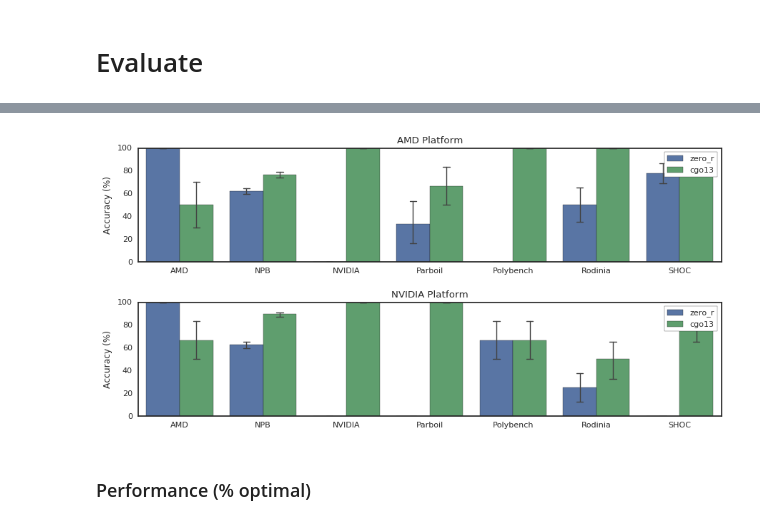
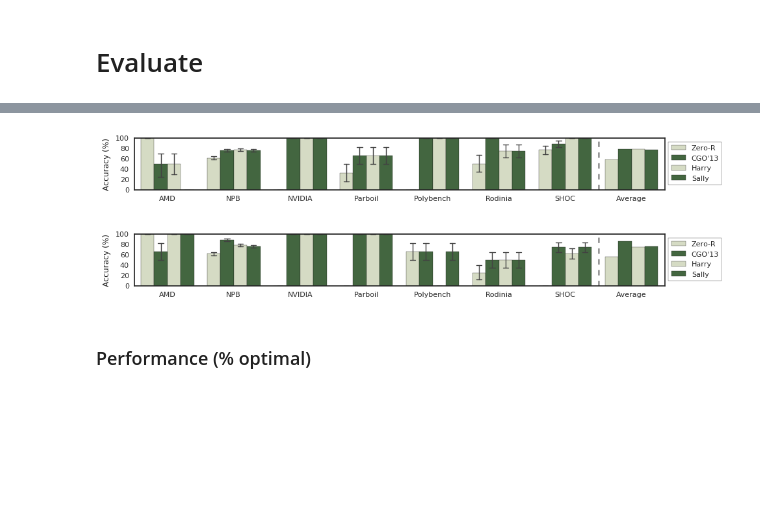
Before and after one commit to ChrisCummins/phd, a Jupyter notebook: lab/clgen/classification/Models.ipynb, the cells around one changed output, grey strips where cells are left out. Saved outputs shown, nothing was run; the diff lists cells and outputs as text; code cells hidden in the pictures; blank space fills up the shorter version.

```diff
--- a/lab/clgen/classification/Models.ipynb
+++ b/lab/clgen/classification/Models.ipynb
@@ -229,6 +228,6 @@ def model2str(m):
     if m == "zero_r":
         return "Zero-R"
     elif m == "cgo13":
-        return "Grewe et al."
+        return "CGO'13"
     else:
         return m.title()
@@ -424,10 +236,11 @@ result saved to models/sally/nvidia-B-60:20:20-GreedyAtomizer:1024-213.result
 # %%
 %run lib/preamble.py
-models = ["zero_r", "cgo13"]#, "harry", "sally"]
+models = ["zero_r", "cgo13", "harry", "sally"]
 platforms = ["amd", "nvidia"]
 sources = ["B"]
 atomizers = ["CharacterAtomizer", "GreedyAtomizer"]
 seeds = list(range(204, 214))
+split = (.6, .2, .2)
 
 data = None
 
@@ -445,8 +258,9 @@ for model, platform, source, atomizer, seed in product(models, platforms, source
     frame["model"] = [model] * len(frame)
     frame["platform"] = [platform] * len(frame)
     frame["atomizer"] = [atomizer] * len(frame)
+    frame["model_name"] = model2str(model)
 
-    if d is None:
+    if data is None:
         data = frame
     else:
         data = pd.concat((data, frame))
@@ -492,23 +288,51 @@ data
 # %%
-order = ["AMD", "NPB", "NVIDIA", "Parboil", "Polybench", "Rodinia", "SHOC"]
-for i, platform in enumerate(["amd", "nvidia"]):
-    plt.subplot(2, 1, i + 1)
-    ax = sns.barplot(x="source", y="acc", hue="model", order=order,
-                     data=data[(data["platform"] == platform) & ((data["model"] == "zero_r") | (data["model"] == "cgo13") | (data["model"] == "harry")) & (data["atomizer"] == "CharacterAtomizer")],
-                     ci=95, errwidth=1, capsize=.08)
+order = ["AMD", "NPB", "NVIDIA", "Parboil", "Polybench", "Rodinia", "SHOC", "Average"]
+model_palette = sns.cubehelix_palette(2, rot=1.8, light=.85, dark=.35)
 
-    plt.ylim((0, 100))
-    plt.title("{platform} Platform".format(platform=platform.upper()))
-    plt.ylabel("Accuracy (%)")
-    plt.xlabel("")
+def plot_ex1_graph(x="source", y="acc", hue="model_name", order=order, palette=model_palette,
+                   data=data, atomizer="CharacterAtomizer", ylabel="Accuracy (%)"):
+    for i, platform in enumerate(["amd", "nvidia"]):
+        plt.subplot(2, 1, i + 1)
+        msk = (data["platform"] == platform) & (data["atomizer"] == atomizer)
+        ax = sns.barplot(x=x, y=y, hue=hue, order=order, palette=model_palette,
+                         data=data[msk],
+                         ci=95, errwidth=1, capsize=.08)
 
-    # legent
-    plt.legend(loc='upper right')
-    ax.get_legend().set_title("")  # no legend title
-    ax.get_legend().draw_frame(True)
+        plt.ylim((0, 100))
+        plt.ylabel(ylabel)
+        plt.xlabel("")
 
-viz.finalise(figsize=(9,4.5))
+        # vertical divider for "Average" column
+        plt.axvline(x=plt.xlim()[1] - 1, color="k", lw=1, linestyle="--")
+
+        # legend
+        plt.legend(loc='upper left', bbox_to_anchor=(1,1))
+        ax.get_legend().set_title("")  # no legend title
+        ax.get_legend().draw_frame(True)
+
+        # plt.title("{platform} Platform".format(platform=platform.upper()))
+        viz.finalise(figsize=(9,2.4))
-# %% [output]
-[figure, removed]
+# %%
+keys = sorted(set(data["model_name"]))
+
+d = data.copy()
+
+# Append aggregate "Average" rows:
+for platform, atomizer in product(platforms, atomizers):
+    # TODO: source B, BS
+    msk = (data["platform"] == platform) & (data["atomizer"] == atomizer)
+    r = data[msk].groupby('model_name').mean()
+    r["source"] = ["Average"] * len(r)
+    r["platform"] = [platform] * len(r)
+    r["atomizer"] = [atomizer] * len(r)
+    r["model_name"] = keys
+    d = d.append(r)
+
+assert(len(d[d["source"] == "Average"]) == len(list(product(platforms, sources, atomizers))) * len(keys))
+
+plot_ex1_graph(y="acc", data=d, atomizer="CharacterAtomizer")
+# %% [output]
+[figure, added]
+[figure, added]
 # %% [markdown]
 ### Performance (% optimal)
```
Also changed, not shown: parts of 13 cells of this notebook, 7 other files.
